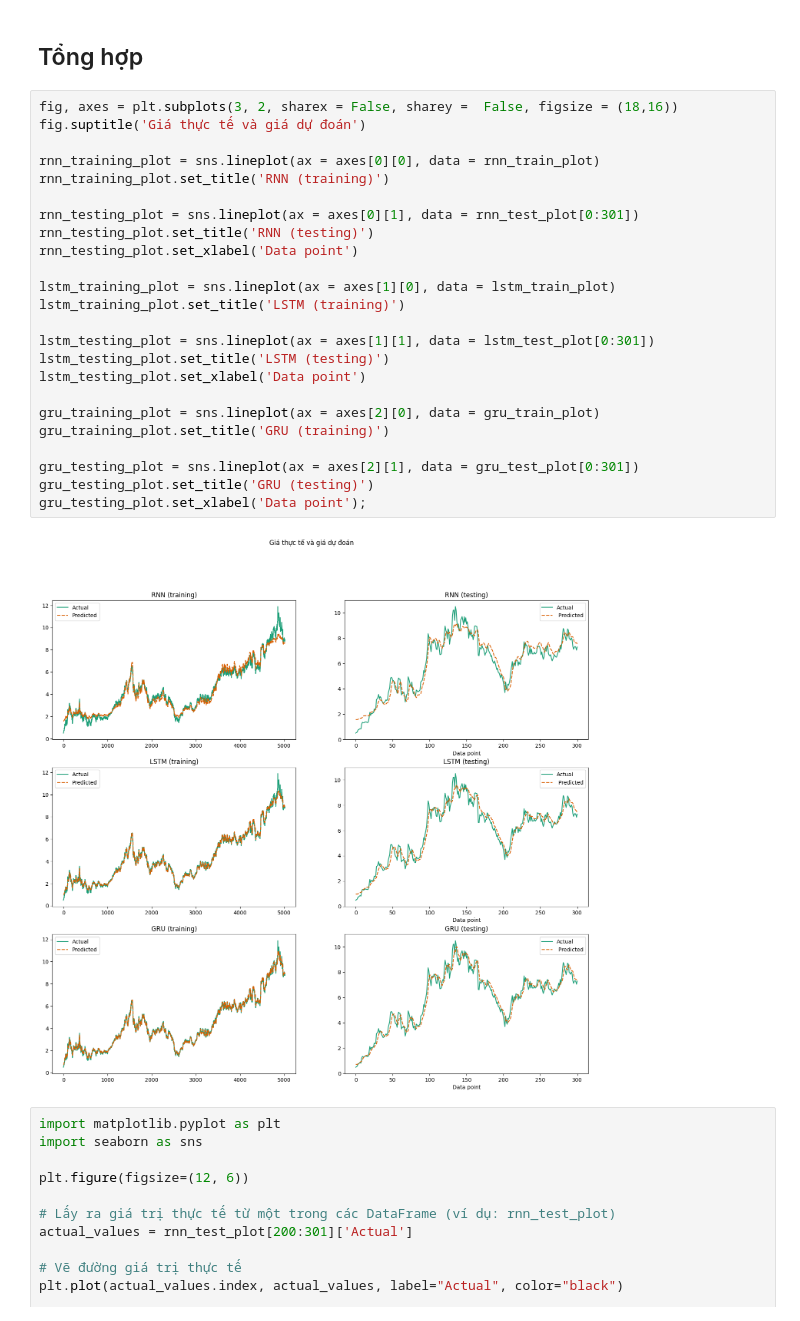
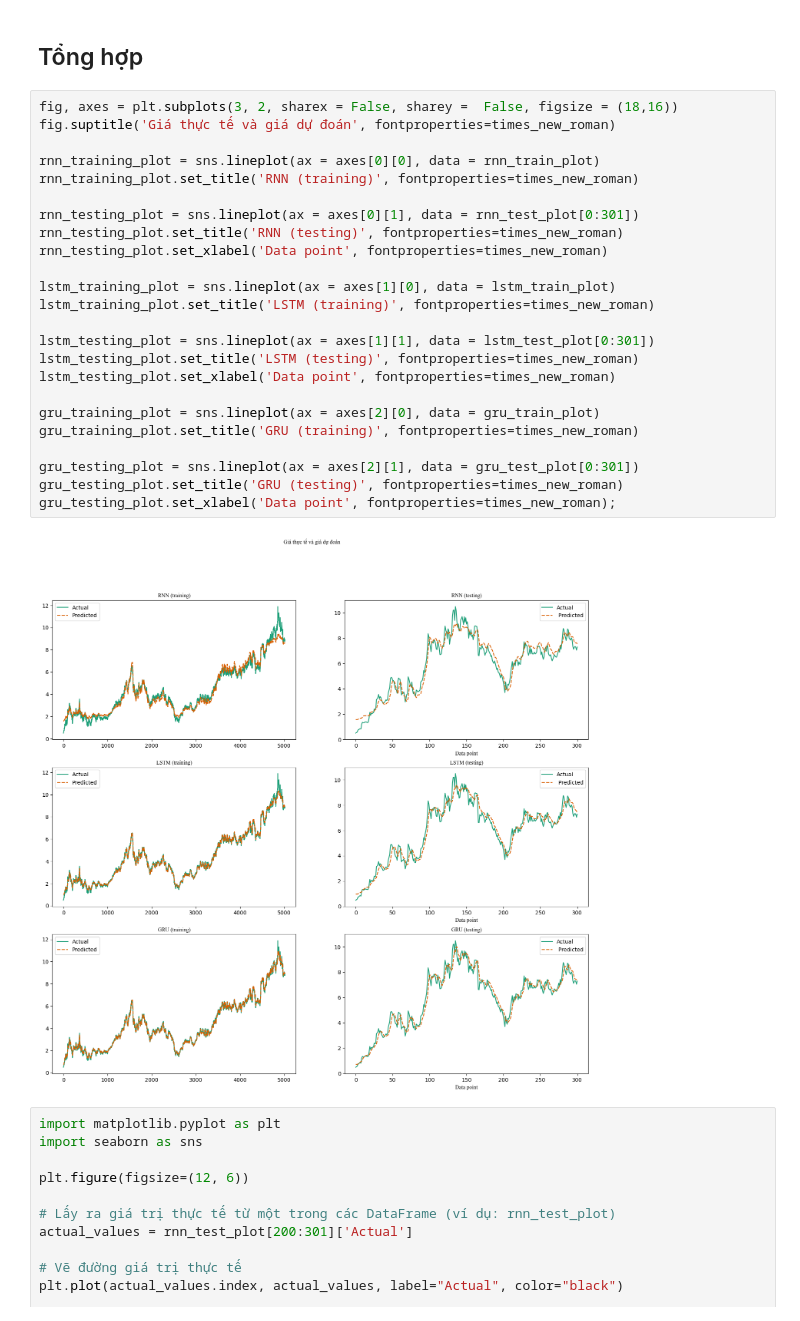
Before and after one commit to ThienNguyen3001/Stock-Price-Prediction-RNN-LSTM-GRU, a Jupyter notebook: stock_price_predict.ipynb, the cells around one changed output. Saved outputs shown, nothing was run; the diff lists cells and outputs as text.

```diff
--- a/stock_price_predict.ipynb
+++ b/stock_price_predict.ipynb
@@ -704,30 +704,30 @@ plt.show()
 ## Tổng hợp
 # %%
 fig, axes = plt.subplots(3, 2, sharex = False, sharey =  False, figsize = (18,16))
-fig.suptitle('Giá thực tế và giá dự đoán')
+fig.suptitle('Giá thực tế và giá dự đoán', fontproperties=times_new_roman)
 
 rnn_training_plot = sns.lineplot(ax = axes[0][0], data = rnn_train_plot)
-rnn_training_plot.set_title('RNN (training)')
+rnn_training_plot.set_title('RNN (training)', fontproperties=times_new_roman)
 
 rnn_testing_plot = sns.lineplot(ax = axes[0][1], data = rnn_test_plot[0:301])
-rnn_testing_plot.set_title('RNN (testing)')
-rnn_testing_plot.set_xlabel('Data point')
+rnn_testing_plot.set_title('RNN (testing)', fontproperties=times_new_roman)
+rnn_testing_plot.set_xlabel('Data point', fontproperties=times_new_roman)
 
 lstm_training_plot = sns.lineplot(ax = axes[1][0], data = lstm_train_plot)
-lstm_training_plot.set_title('LSTM (training)')
+lstm_training_plot.set_title('LSTM (training)', fontproperties=times_new_roman)
 
 lstm_testing_plot = sns.lineplot(ax = axes[1][1], data = lstm_test_plot[0:301])
-lstm_testing_plot.set_title('LSTM (testing)')
-lstm_testing_plot.set_xlabel('Data point')
+lstm_testing_plot.set_title('LSTM (testing)', fontproperties=times_new_roman)
+lstm_testing_plot.set_xlabel('Data point', fontproperties=times_new_roman)
 
 gru_training_plot = sns.lineplot(ax = axes[2][0], data = gru_train_plot)
-gru_training_plot.set_title('GRU (training)')
+gru_training_plot.set_title('GRU (training)', fontproperties=times_new_roman)
 
 gru_testing_plot = sns.lineplot(ax = axes[2][1], data = gru_test_plot[0:301])
-gru_testing_plot.set_title('GRU (testing)')
-gru_testing_plot.set_xlabel('Data point');
+gru_testing_plot.set_title('GRU (testing)', fontproperties=times_new_roman)
+gru_testing_plot.set_xlabel('Data point', fontproperties=times_new_roman);
 # %% [output]
-[figure, old version]
+[figure, new version]
 # %%
 import matplotlib.pyplot as plt
 import seaborn as sns
```
Also changed, not shown: parts of 8 cells of this notebook.
